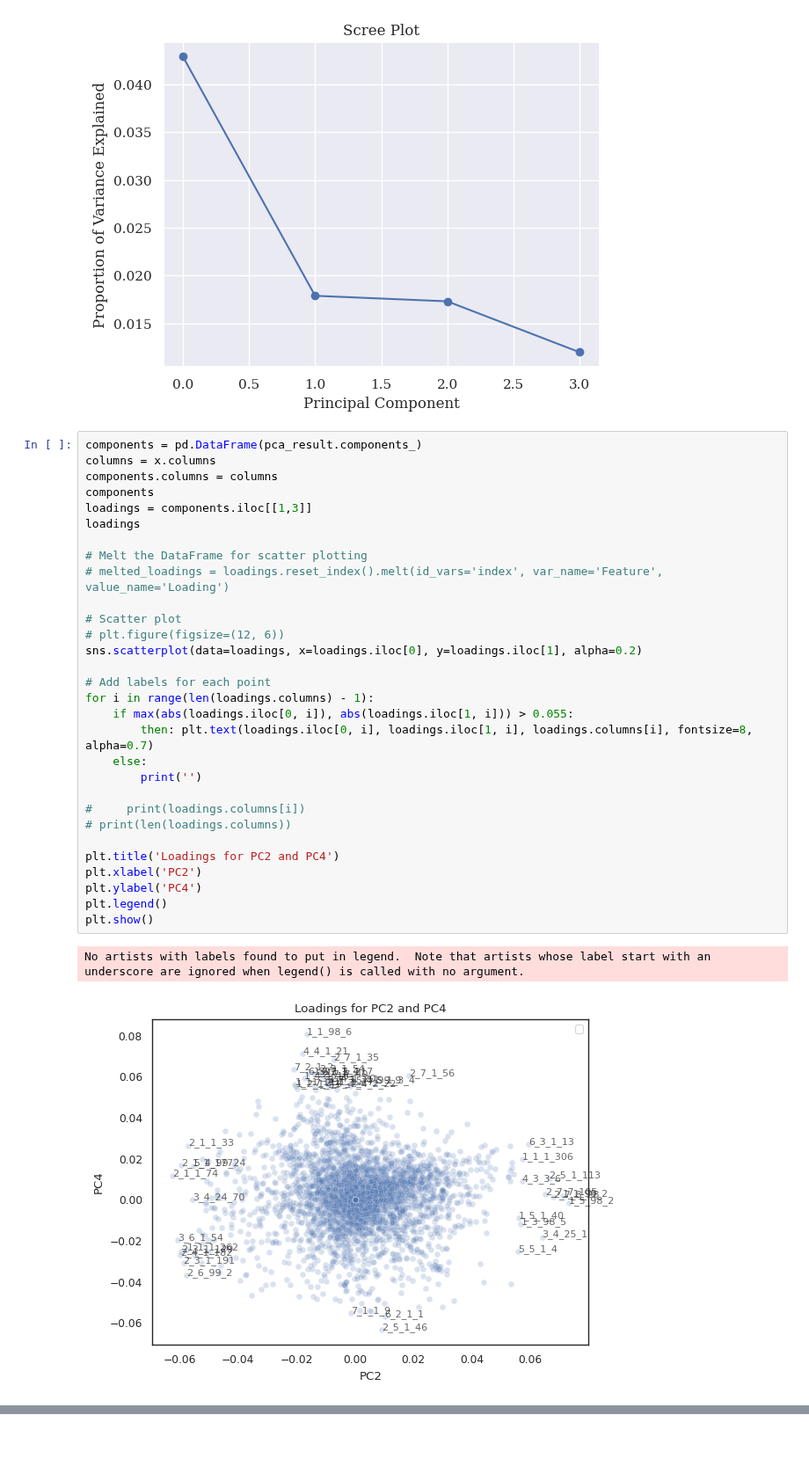
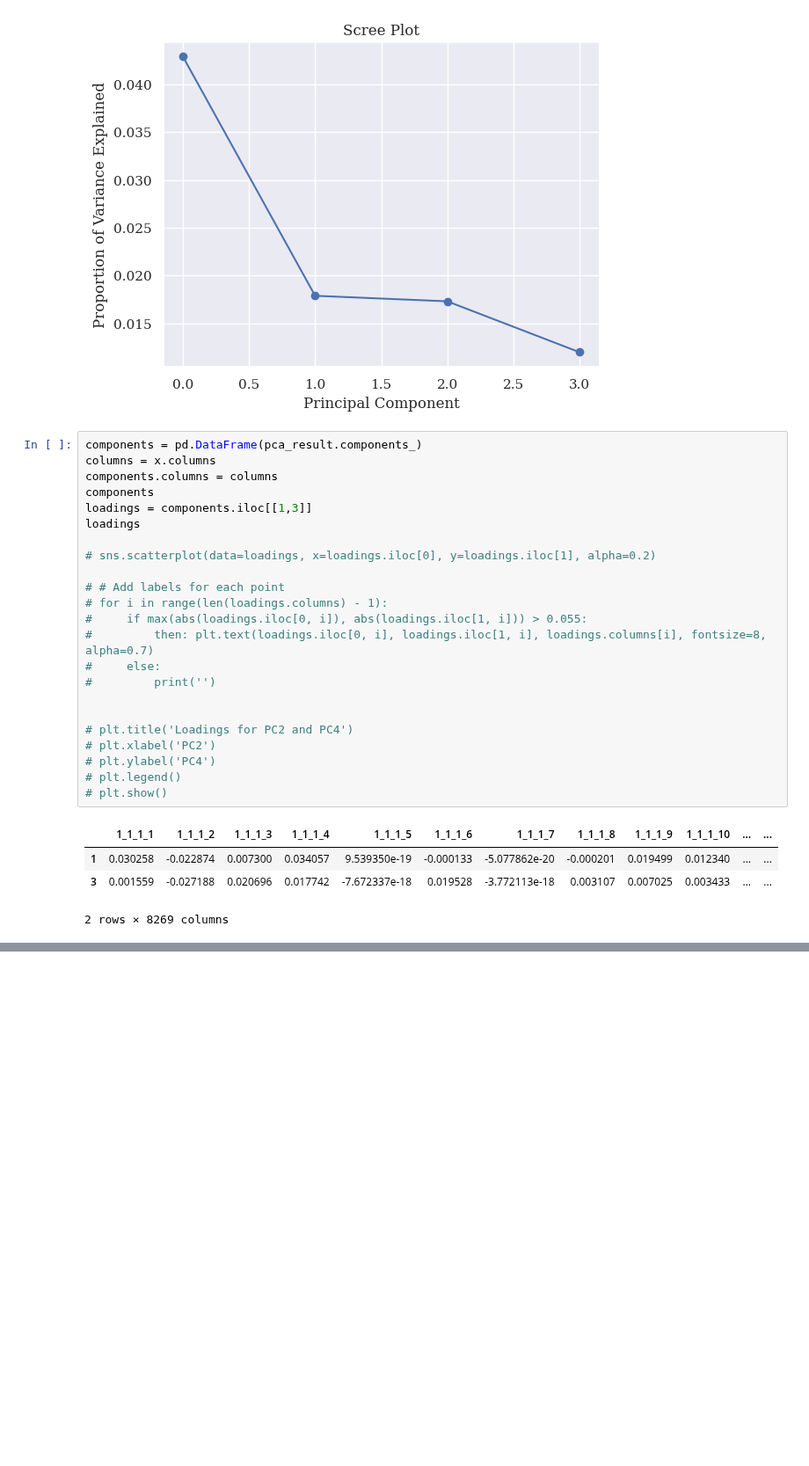
Before and after one commit to jtdocter27/EcoDr, a Jupyter notebook: EnCen/Figures for paper/figures.ipynb, the cells around one changed output, grey strips where cells are left out. Shown at 88% size. Drawn from its saved outputs; the diff is of its cells as text; blank space fills up the shorter version.

Commit message:
Dataframes Updated

```diff
--- a/EnCen/Figures for paper/figures.ipynb
+++ b/EnCen/Figures for paper/figures.ipynb
@@ -214,33 +213,28 @@ plt.show()
 # %%
 components = pd.DataFrame(pca_result.components_)
 columns = x.columns
 components.columns = columns
 components
 loadings = components.iloc[[1,3]]
 loadings
 
-# Melt the DataFrame for scatter plotting
-# melted_loadings = loadings.reset_index().melt(id_vars='index', var_name='Feature', value_name='Loading')
+# sns.scatterplot(data=loadings, x=loadings.iloc[0], y=loadings.iloc[1], alpha=0.2)
 
-# Scatter plot
-# plt.figure(figsize=(12, 6))
-sns.scatterplot(data=loadings, x=loadings.iloc[0], y=loadings.iloc[1], alpha=0.2)
+# # Add labels for each point
+# for i in range(len(loadings.columns) - 1):
+#     if max(abs(loadings.iloc[0, i]), abs(loadings.iloc[1, i])) > 0.055:
+#         then: plt.text(loadings.iloc[0, i], loadings.iloc[1, i], loadings.columns[i], fontsize=8, alpha=0.7)
+#     else:
+#         print('')
 
-# Add labels for each point
-for i in range(len(loadings.columns) - 1):
-    if max(abs(loadings.iloc[0, i]), abs(loadings.iloc[1, i])) > 0.055:
-        then: plt.text(loadings.iloc[0, i], loadings.iloc[1, i], loadings.columns[i], fontsize=8, alpha=0.7)
-    else:
-        print('')
 
-#     print(loadings.columns[i])
-# print(len(loadings.columns))
-
-plt.title('Loadings for PC2 and PC4')
-plt.xlabel('PC2')
-plt.ylabel('PC4')
-plt.legend()
-plt.show()
+# plt.title('Loadings for PC2 and PC4')
+# plt.xlabel('PC2')
+# plt.ylabel('PC4')
+# plt.legend()
+# plt.show()
 # %% [output]
+|  | 1_1_1_1 | 1_1_1_2 | 1_1_1_3 | 1_1_1_4 | 1_1_1_5 | 1_1_1_6 | 1_1_1_7 | 1_1_1_8 | 1_1_1_9 | 1_1_1_10 | ... | ... |
+| 1 | 0.030258 | -0.022874 | 0.007300 | 0.034057 | 9.539350e-19 | -0.000133 | -5.077862e-20 | -0.000201 | 0.019499 | 0.012340 | ... | ... |
+| 3 | 0.001559 | -0.027188 | 0.020696 | 0.017742 | -7.672337e-18 | 0.019528 | -3.772113e-18 | 0.003107 | 0.007025 | 0.003433 | ... | ... |
-No artists with labels found to put in legend.  Note that artists whose label start with an underscore are ignored when legend() is called with no argument.
+2 rows × 8269 columns
-[figure, removed]
```
Also changed, not shown: parts of 3 cells of this notebook.
